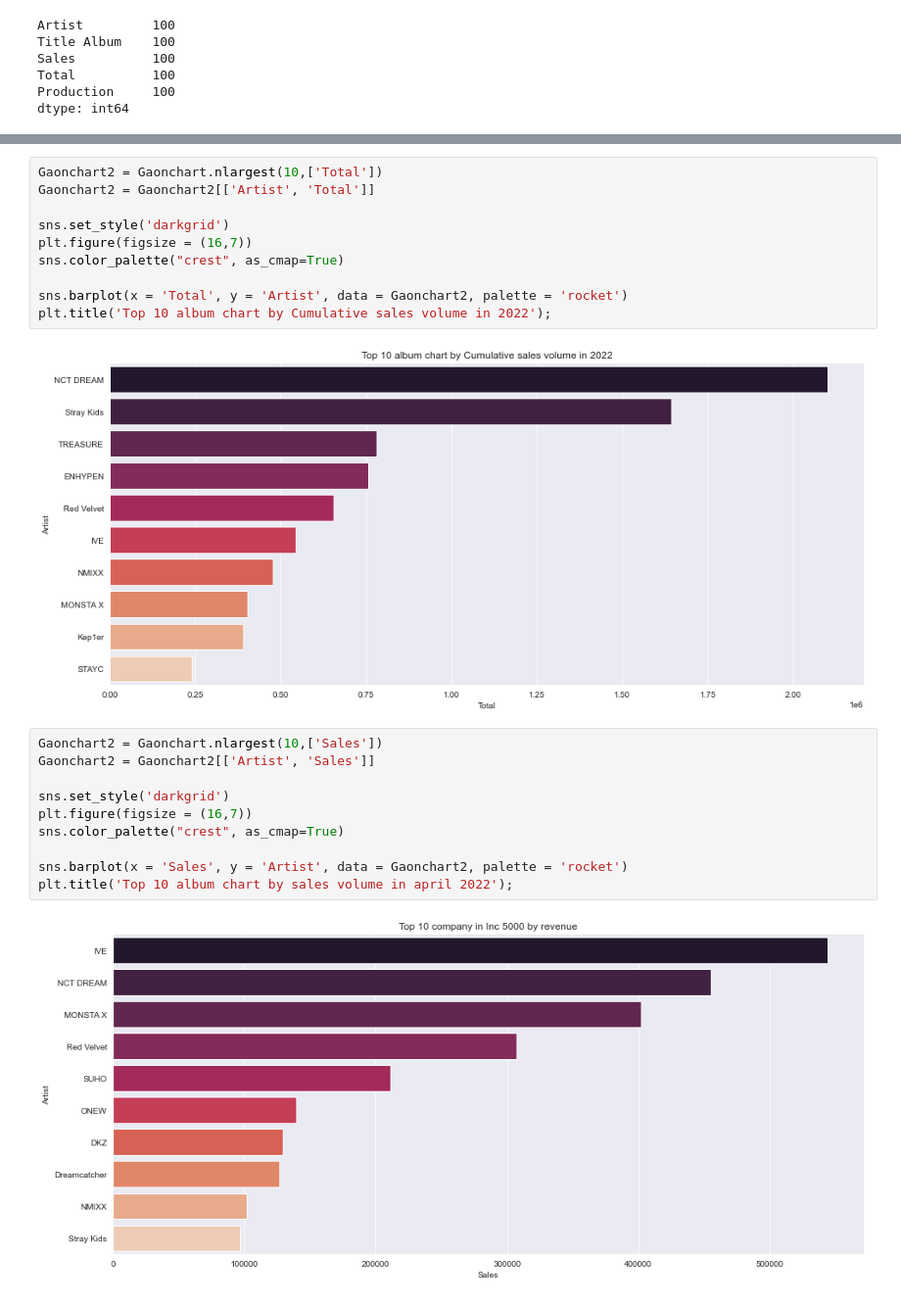
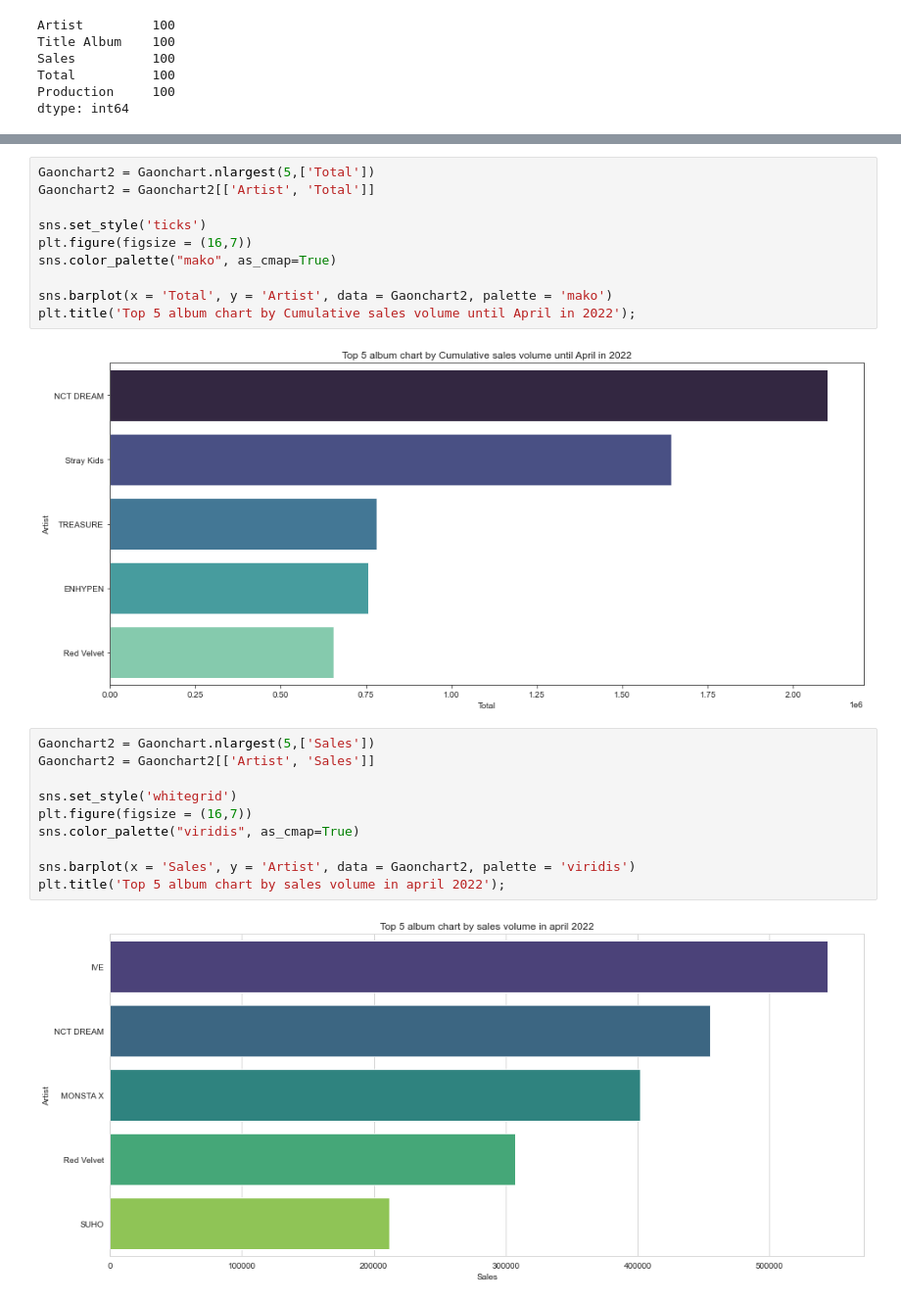
Before and after one commit to Rizqisafitri/Gaon-Analysis, a Jupyter notebook: Kpop Gaon April 2022.ipynb, the cells around one changed output, grey strips where cells are left out. Shown: that part at 98% size. Drawn from its saved outputs; the diff is of its cells as text.

```diff
--- a/Kpop Gaon April 2022.ipynb
+++ b/Kpop Gaon April 2022.ipynb
@@ -141,27 +142,27 @@ px.bar(Gaonchart1,x = 'count',
 # %%
-Gaonchart2 = Gaonchart.nlargest(10,['Total'])
+Gaonchart2 = Gaonchart.nlargest(5,['Total'])
 Gaonchart2 = Gaonchart2[['Artist', 'Total']]
 
-sns.set_style('darkgrid')
+sns.set_style('ticks')
 plt.figure(figsize = (16,7))
-sns.color_palette("crest", as_cmap=True)
+sns.color_palette("mako", as_cmap=True)
 
-sns.barplot(x = 'Total', y = 'Artist', data = Gaonchart2, palette = 'rocket')
-plt.title('Top 10 album chart by Cumulative sales volume in 2022');
+sns.barplot(x = 'Total', y = 'Artist', data = Gaonchart2, palette = 'mako')
+plt.title('Top 5 album chart by Cumulative sales volume until April in 2022');
 # %% [output]
-[figure, old version]
+[figure, new version]
 # %%
-Gaonchart2 = Gaonchart.nlargest(10,['Sales'])
+Gaonchart2 = Gaonchart.nlargest(5,['Sales'])
 Gaonchart2 = Gaonchart2[['Artist', 'Sales']]
 
-sns.set_style('darkgrid')
+sns.set_style('whitegrid')
 plt.figure(figsize = (16,7))
-sns.color_palette("crest", as_cmap=True)
+sns.color_palette("viridis", as_cmap=True)
 
-sns.barplot(x = 'Sales', y = 'Artist', data = Gaonchart2, palette = 'rocket')
-plt.title('Top 10 album chart by sales volume in april 2022');
+sns.barplot(x = 'Sales', y = 'Artist', data = Gaonchart2, palette = 'viridis')
+plt.title('Top 5 album chart by sales volume in april 2022');
 # %% [output]
-[figure, old version]
+[figure, new version]
 # %%
 Gaonchart3 = Gaonchart['Artist'].value_counts().head(10).reset_index()
 Gaonchart3.columns = ['Artist', 'count']
```
Also changed, not shown: parts of 9 cells of this notebook.
